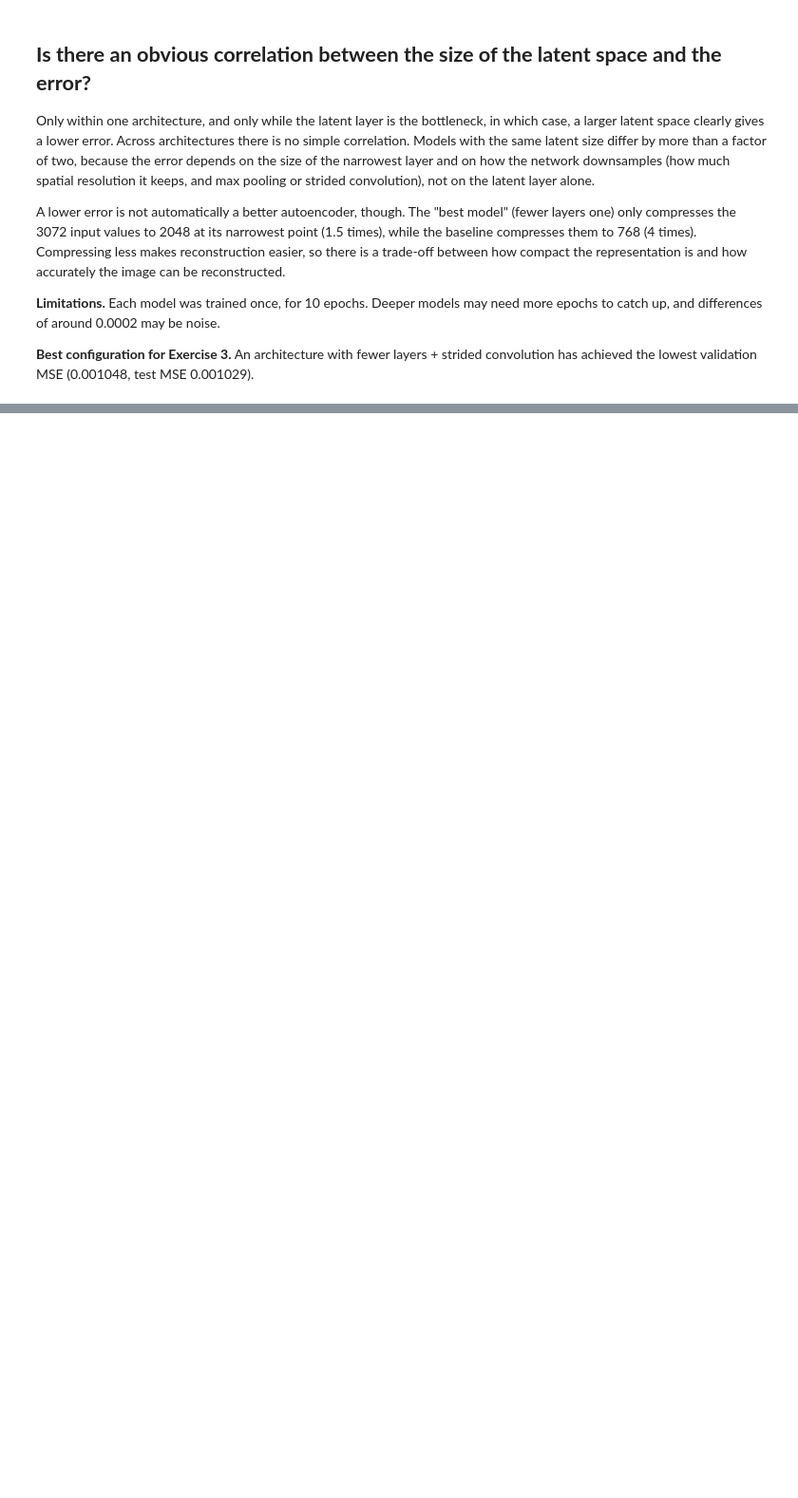
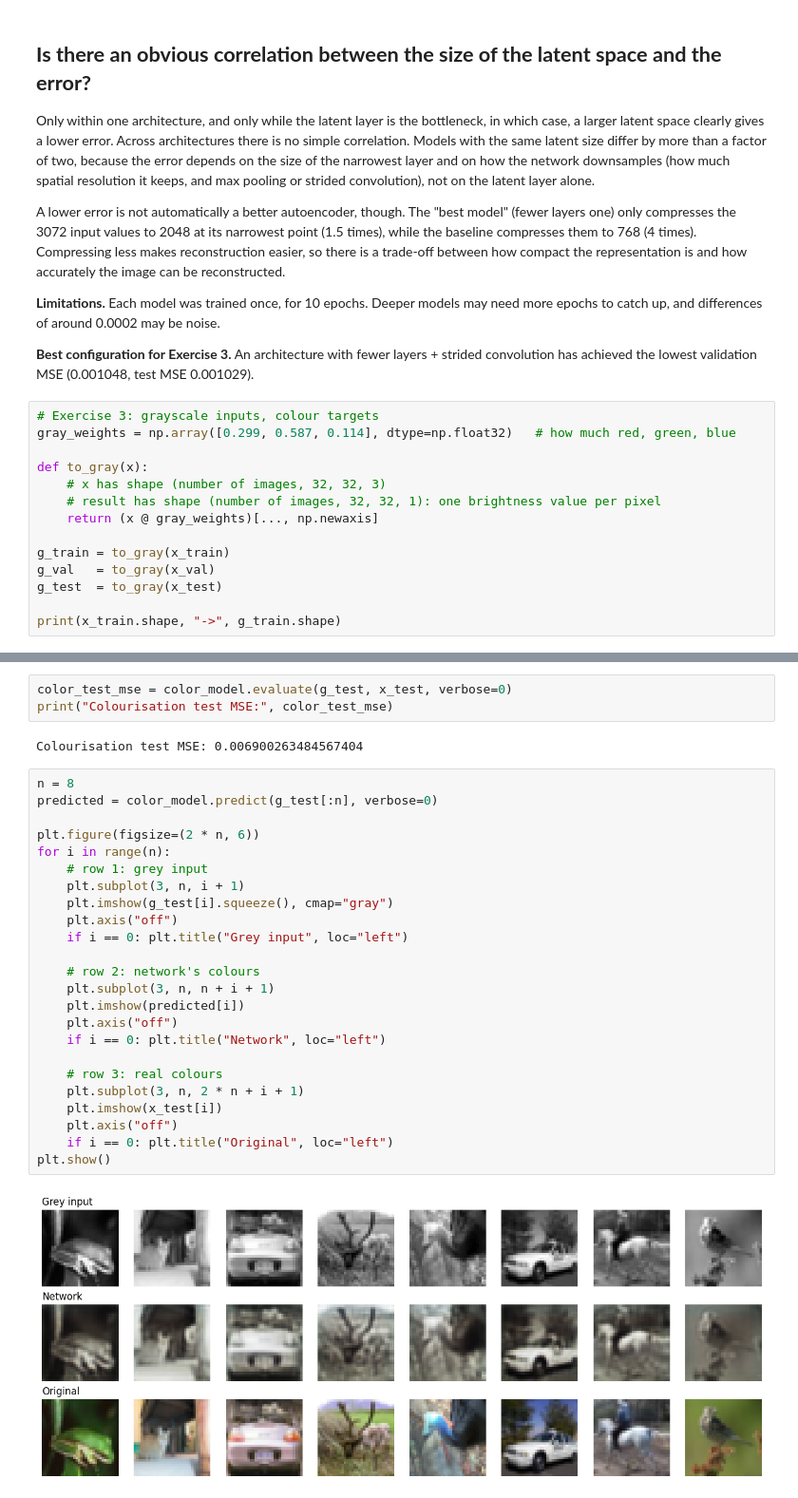
Before and after one commit to jeyjeyt/assignment-2-ACML, a Jupyter notebook: CAE.ipynb, the cells around one changed output, grey strips where cells are left out. Shown at 95% size. Drawn from its saved outputs; the diff is of its cells as text; blank space fills up the shorter version.

```diff
--- a/CAE.ipynb
+++ b/CAE.ipynb
@@ -506,3 +506,17 @@ A lower error is not automatically a better autoencoder, though. The "best model
 **Limitations.** Each model was trained once, for 10 epochs. Deeper models may need more epochs to catch up, and differences of around 0.0002 may be noise.
 
 **Best configuration for Exercise 3.** An architecture with fewer layers + strided convolution has achieved the lowest validation MSE (0.001048, test MSE 0.001029).
+# %%
+# Exercise 3: grayscale inputs, colour targets
+gray_weights = np.array([0.299, 0.587, 0.114], dtype=np.float32)   # how much red, green, blue
+
+def to_gray(x):
+    # x has shape (number of images, 32, 32, 3)
+    # result has shape (number of images, 32, 32, 1): one brightness value per pixel
+    return (x @ gray_weights)[..., np.newaxis]
+
+g_train = to_gray(x_train)
+g_val   = to_gray(x_val)
+g_test  = to_gray(x_test)
+
+print(x_train.shape, "->", g_train.shape)
@@ -508,0 +601,31 @@ A lower error is not automatically a better autoencoder, though. The "best model
+# %%
+color_test_mse = color_model.evaluate(g_test, x_test, verbose=0)
+print("Colourisation test MSE:", color_test_mse)
+# %% [output]
+Colourisation test MSE: 0.006900263484567404
+# %%
+n = 8
+predicted = color_model.predict(g_test[:n], verbose=0)
+
+plt.figure(figsize=(2 * n, 6))
+for i in range(n):
+    # row 1: grey input
+    plt.subplot(3, n, i + 1)
+    plt.imshow(g_test[i].squeeze(), cmap="gray")
+    plt.axis("off")
+    if i == 0: plt.title("Grey input", loc="left")
+
+    # row 2: network's colours
+    plt.subplot(3, n, n + i + 1)
+    plt.imshow(predicted[i])
+    plt.axis("off")
+    if i == 0: plt.title("Network", loc="left")
+
+    # row 3: real colours
+    plt.subplot(3, n, 2 * n + i + 1)
+    plt.imshow(x_test[i])
+    plt.axis("off")
+    if i == 0: plt.title("Original", loc="left")
+plt.show()
+# %% [output]
+[figure, added]
```
Also changed, not shown: parts of 13 cells of this notebook, 1 other file.
